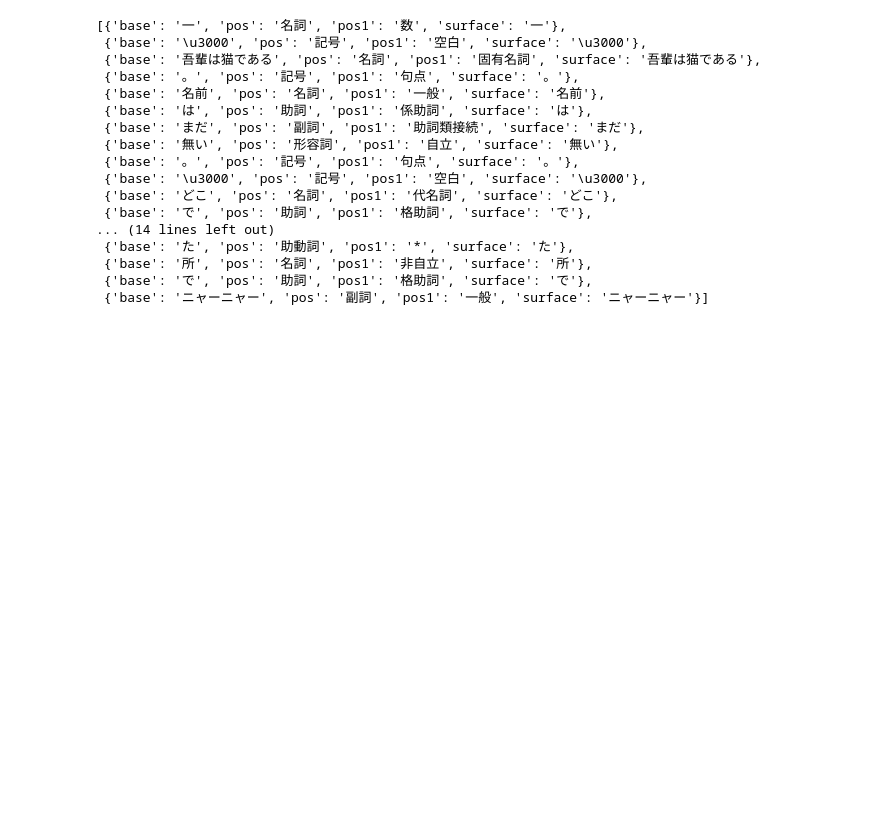
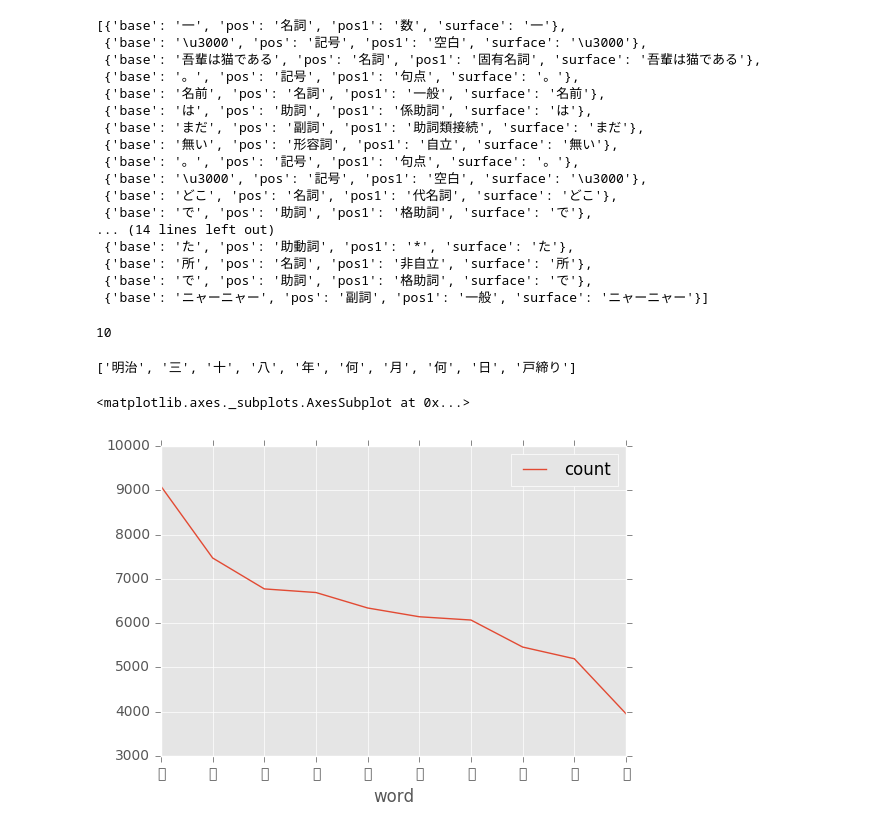
Before and after one commit to woody-kawagoe/nlp100, a Jupyter notebook: chapter04/chapter04.ipynb, the cells around one changed output. Drawn from its saved outputs; the diff is of its cells as text; code cells hidden in the pictures; blank space fills up the shorter version.

```diff
--- a/chapter04/chapter04.ipynb
+++ b/chapter04/chapter04.ipynb
@@ -2,6 +2,7 @@
 import pandas as pd
 import numpy as np
 from matplotlib import pyplot as plt
+plt.style.use('ggplot')
 %matplotlib inline
 # mecab neko.txt > neko.txt.mecab
 # %%
@@ -75,3 +76,42 @@ for i in range(len(neko)):
             ans34.append(BofA)
 with open('ans34.csv','w') as f:
     f.write("\n".join(ans34))
+# %%
+# 35
+def getNoun(id, word, ds):
+    w = ds[id]
+    if w['pos'] == '名詞':
+        word.append(w['surface'])
+        return getNoun(id+1, word, ds)
+    else:
+        return word
+
+long_word = []
+for i in range(len(neko)):
+    w = getNoun(i, [], neko)
+    if len(w) > len(long_word):
+        long_word = w
+# "".join(long_word)
+print(len(long_word))
+long_word
+# %% [output]
+10
+['明治', '三', '十', '八', '年', '何', '月', '何', '日', '戸締り']
+# %%
+# 36
+count_word = {}
+for w in [x['surface'] for x in neko]:
+    if w in count_word:
+        count_word[w] += 1
+    else:
+        count_word[w] = 1
+ans36 = sorted(count_word.items(), key=lambda x:x[1], reverse=True)
+with open('ans36.csv','w') as f:
+    for k,v in ans36:
+        f.write(k+str(v)+"\n")
+# %%
+# 37
+pd.DataFrame(ans36[:10], columns=['word', 'count']).plot(x='word', y='count')
+# %% [output]
+<matplotlib.axes._subplots.AxesSubplot at 0x...>
+[figure, added]
```
Also changed, not shown: parts of 3 cells of this notebook, 1 other file.
